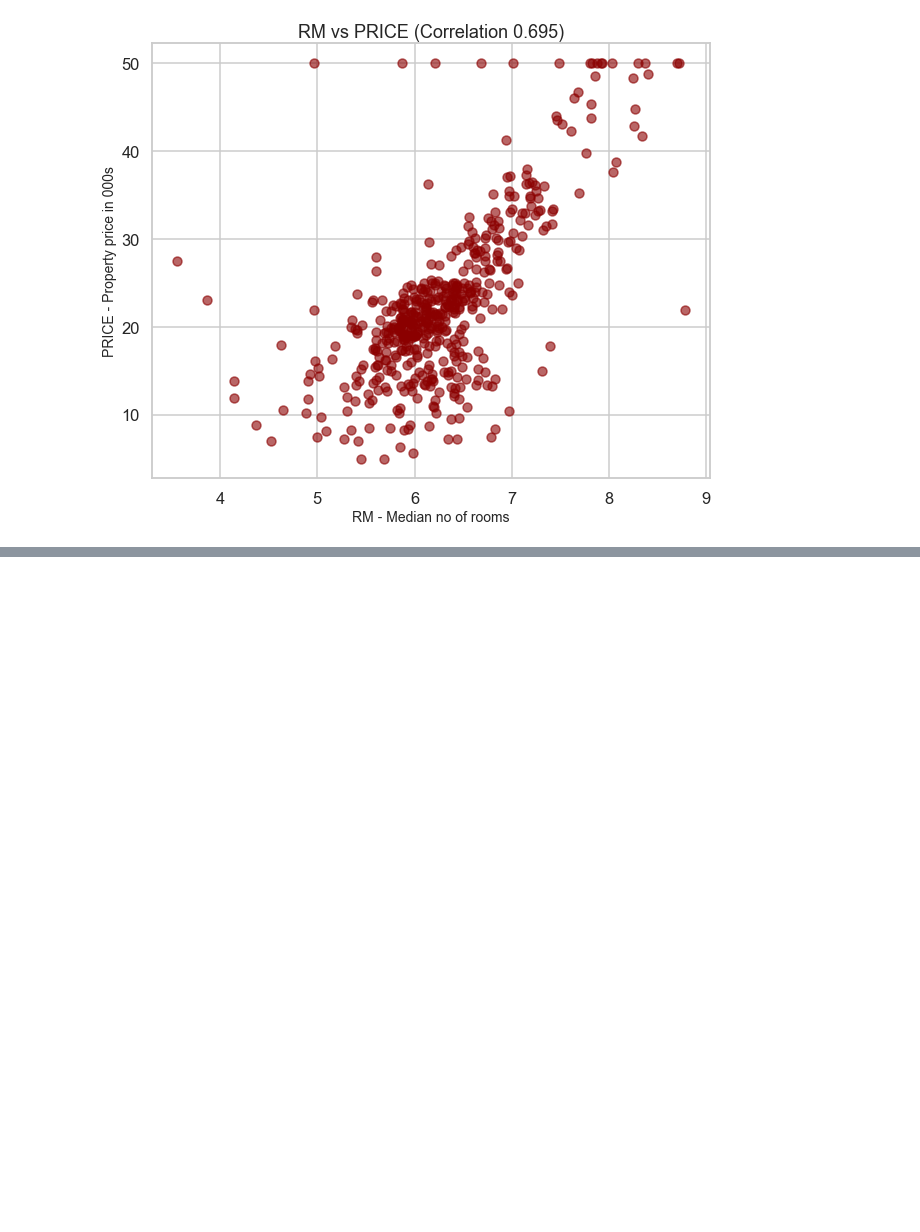
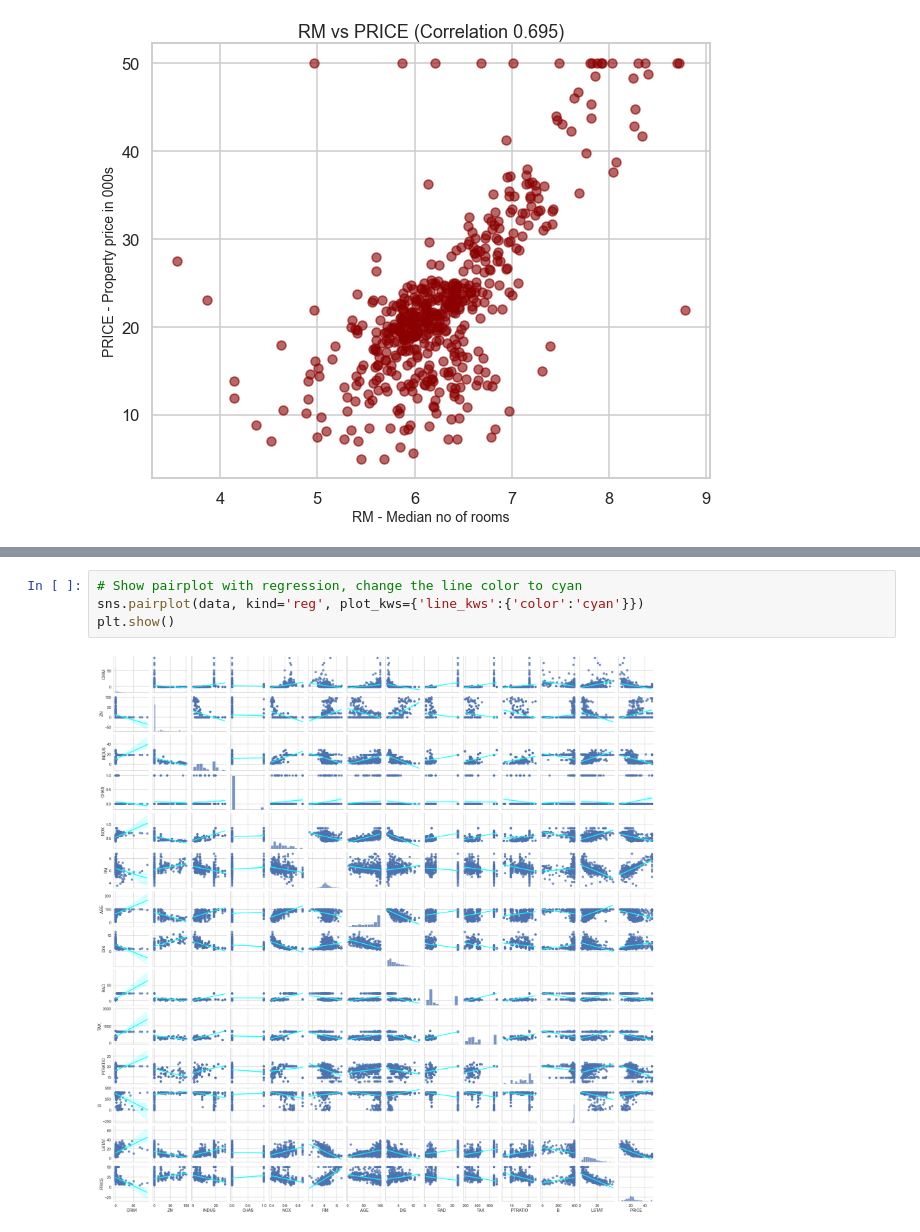
Before and after one commit to marb61a/Data-Science-Projects, a Jupyter notebook: Multivariate_Regression/multivariate_regression.ipynb, the cells around one changed output, grey strips where cells are left out. Saved outputs shown, nothing was run; the diff lists cells and outputs as text; blank space fills up the shorter version.

```diff
--- a/Multivariate_Regression/multivariate_regression.ipynb
+++ b/Multivariate_Regression/multivariate_regression.ipynb
@@ -537,0 +547,6 @@ plt.show()
+# %%
+# Show pairplot with regression, change the line color to cyan
+sns.pairplot(data, kind='reg', plot_kws={'line_kws':{'color':'cyan'}})
+plt.show()
+# %% [output]
+[figure, added]
```
Also changed, not shown: parts of 2 cells of this notebook.
